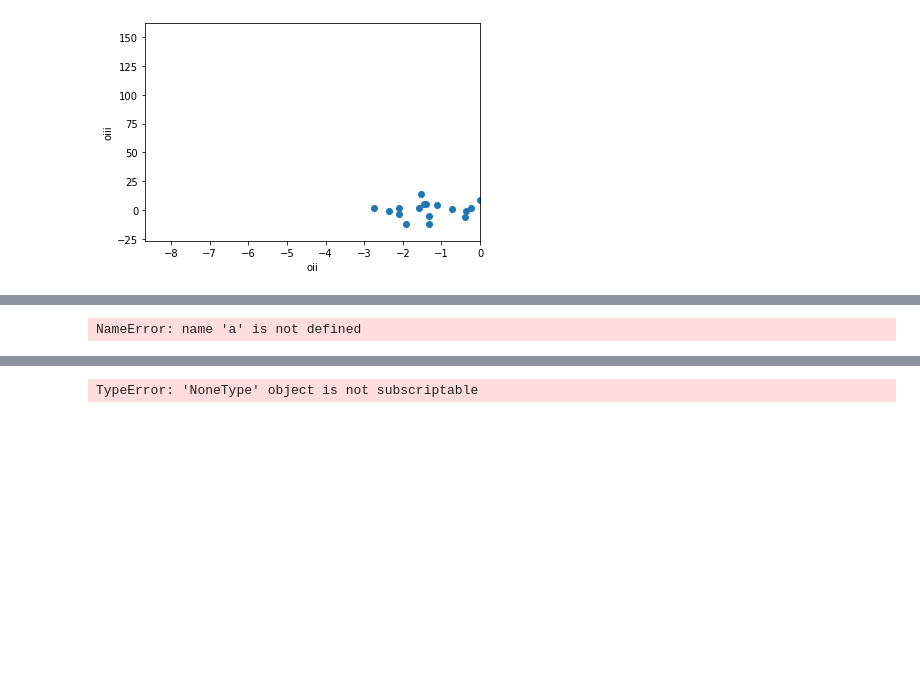
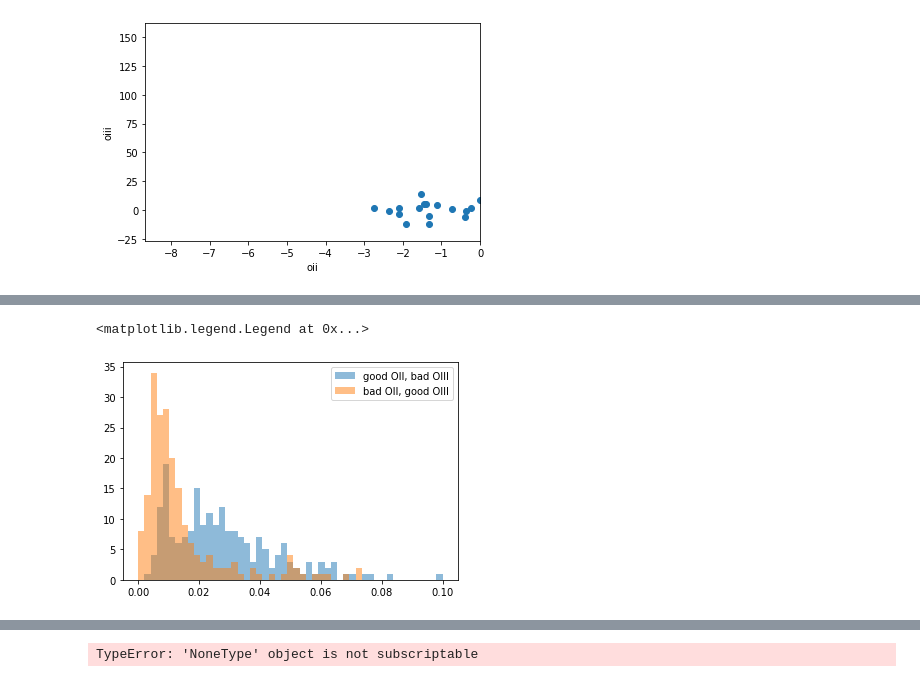
Before and after one commit to ShirshChhabra/DESIRedrock, a Jupyter notebook: Redrock.ipynb, the cells around one changed output, grey strips where cells are left out. Saved outputs shown, nothing was run; the diff lists cells and outputs as text; code cells hidden in the pictures; blank space fills up the shorter version.

```diff
--- a/Redrock.ipynb
+++ b/Redrock.ipynb
@@ -170,4 +289,8 @@ NameError: name 'p' is not defined
 # %%
-plt.hist(a/b)
+matricesdum = np.array(matrices)
+plt.hist(matricesdum[:,1], label="good OII, bad OIII",bins=(np.linspace(0,0.1,50)),alpha=0.5)
+plt.hist(matricesdum[:,2], label="bad OII, good OIII",bins=(np.linspace(0,0.1,50)),alpha=0.5)
+plt.legend()
 # %% [output]
-NameError: name 'a' is not defined
+<matplotlib.legend.Legend at 0x...>
+[figure, added]
```
Also changed, not shown: parts of 10 cells of this notebook.
